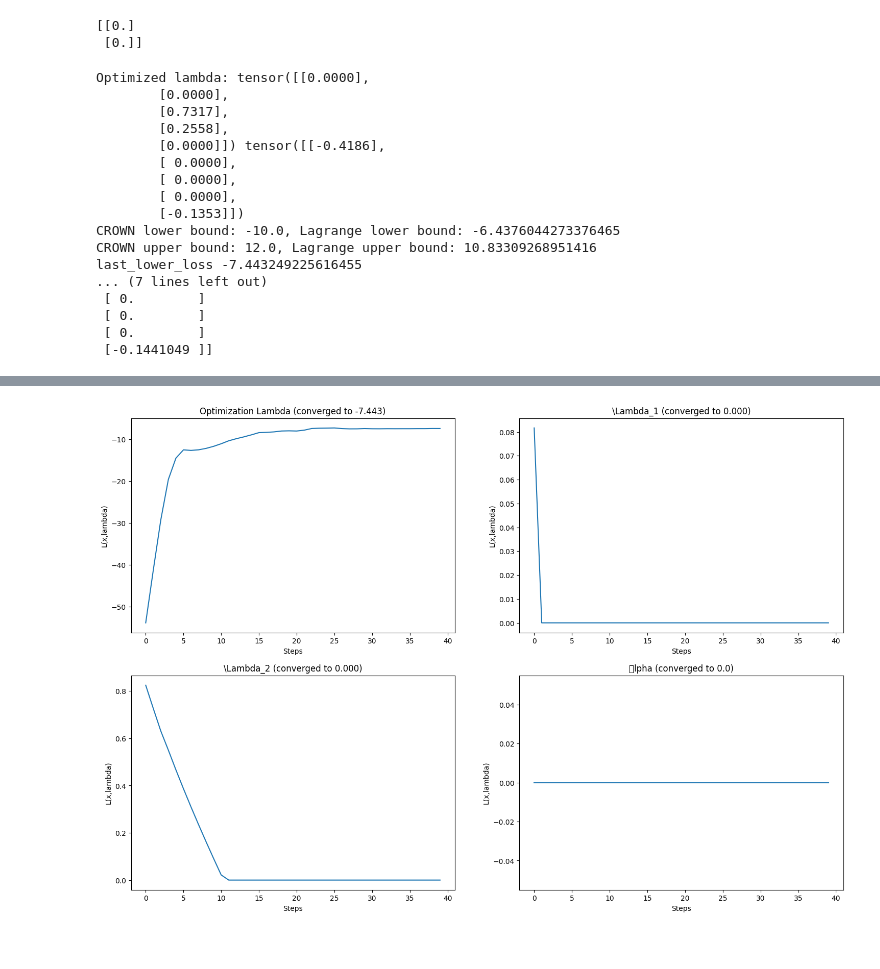
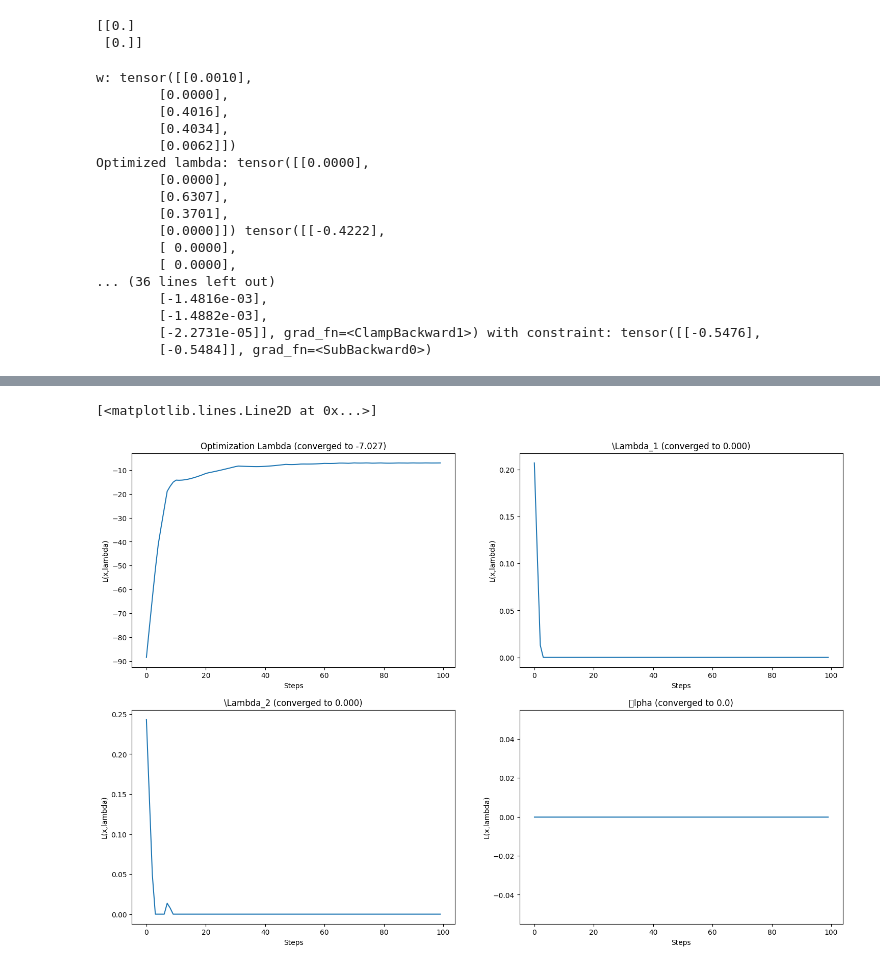
Before and after one commit to jorgejc2/CROWN-Tutorial, a Jupyter notebook: LagrangeMultiplier.ipynb, the cells around one changed output, grey strips where cells are left out. Cells and saved outputs as stored; diff of their text form; code cells hidden in the pictures.

Commit message:
bounds are now slightly tigher but need to analyze more comprehensively

```diff
--- a/LagrangeMultiplier.ipynb
+++ b/LagrangeMultiplier.ipynb
@@ -1093,14 +1093,20 @@ def constraint(v, G, c):
     return -G.T @ v - c
 
 def project_onto_lambda(v, G, c, d):
-    # print(constraint(np.linalg.lstsq(-G.detach().clone().numpy().T, c.detach().clone().numpy())[0], G, c))
+    w = torch.from_numpy(np.linalg.lstsq(-G.detach().clone().numpy().T, c.detach().clone().numpy())[0].reshape(-1,1))
+    min_w_entry = torch.min(w)
+    if min_w_entry < 0:
+        w = w - min_w_entry
+    print(f"w: {w}")
+    # print(constraint(w, G, c))
+    projection = ((w.T@v)/(w.T@w))*w
 
     # using the formula x = z - A.T(AA.T)^-1(Az-b) to project v onto the set Ax=b
     # in this example, A = -G.T, b = c
-    if np.linalg.det(G.T@G) != 0:
-        projection = v + G @ torch.linalg.inv(G.T@G) @ (-G.T @ v - c)
-    else:
-        projection = v + G @ torch.linalg.pinv(G.T@G) @ (-G.T @ v - c)
+    # if np.linalg.det(G.T@G) != 0:
+    #     projection = v + G @ torch.linalg.inv(G.T@G) @ (-G.T @ v - c)
+    # else:
+    #     projection = v + G @ torch.linalg.pinv(G.T@G) @ (-G.T @ v - c)
 
     return projection
 
@@ -1127,13 +1133,11 @@ upper_d = torch.tensor([[120/22]]).float()
 G = torch.tensor([[-2/9, 1],[-6/5, 1], [-5/3, -1], [1/8, -1], [5, 1]]).float()
 h = torch.tensor([[46/9], [6], [25/3], [19/4], [26]]).float()
 
-project_onto_lambda(lambda_lower, G, lower_c,0)
-
 # print(f"Initial Lower Lambda: {lambda_lower.data}\nInitial Upper Lambda: {lambda_upper.data}\nInitial lower \alpha: {lower_c}\n Initial upper \alpha: {upper_c}")
 
 # Number of optimization steps
 lr = 0.1
-num_steps = 40
+num_steps = 100
 
 loss_graph = np.array([i for i in range(num_steps)])
 lambda_vals = np.array([i for i in range(num_steps)])
@@ -1190,9 +1194,14 @@ print("Optimized lambda:", lambda_lower_optimized, lambda_upper_optimized)
 print(f"CROWN lower bound: {obj_fn(lower_x, lower_d, torch.zeros(5,1).float(), G, h, lower_c).squeeze()}, Lagrange lower bound: {obj_fn(lower_x, lower_d, lambda_lower, G, h, lower_c).squeeze()}")
 print(f"CROWN upper bound: {obj_fn(upper_x, upper_d, torch.zeros(5,1).float(), G, h, upper_c).squeeze()}, Lagrange upper bound: {obj_fn(upper_x, upper_d, lambda_upper, G, h, upper_c).squeeze()}")
 
-print(f"last_lower_loss {last_lower_loss}\nlast_upper_loss{last_upper_loss}\nlast_lower_lambda{last_lower_lambda}\nlast_upper_lambda{last_upper_lambda}")
+print(f"last_lower_loss {last_lower_loss}\nlast_upper_loss{last_upper_loss}\nlast_lower_lambda{last_lower_lambda}\nlast_upper_lambda{last_upper_lambda}\nlower bound penalth{get_penalty(lambda_lower, G, lower_c, lb=True, scale=1)}\nupper bound penalty{get_penalty(lambda_upper, G, upper_c, lb=False, scale=1)}")
 assert last_lower_loss <= -7, f"Last lower loss was {last_lower_loss}"
 assert -1*last_upper_loss >= 1.090909091e+01, f"Last upper loss was {last_upper_loss}"
+
+p_lower_lambda = torch.clamp(project_onto_lambda(lambda_lower, G, lower_c, 0), min=0.0)
+p_upper_lambda = torch.clamp(project_onto_lambda(lambda_upper, G, upper_c, 0), max=0.0)
+print(f"Last projection of lower bound: {p_lower_lambda} with constraint: {constraint(p_lower_lambda, G, lower_c)}")
+print(f"Last projection of upper bound: {p_upper_lambda} with constraint: {constraint(p_upper_lambda, G, upper_c)}")
 
 fig = plt.figure(figsize=(18,12))
 plt.subplot(2,2,1)
@@ -1219,20 +1228,20 @@ plt.xlabel("Steps")
 plt.ylabel("L(x,lambda)")
 plt.plot(loss_graph[0,:], lambda_vals[3,:])
 # %% [output]
+w: tensor([[0.0010],
+        [0.0000],
+        [0.4016],
+        [0.4034],
+        [0.0062]])
 Optimized lambda: tensor([[0.0000],
         [0.0000],
-        [0.7317],
-        [0.2558],
-        [0.0000]]) tensor([[-0.4186],
+        [0.6307],
+        [0.3701],
+        [0.0000]]) tensor([[-0.4222],
         [ 0.0000],
         [ 0.0000],
-        [ 0.0000],
-        [-0.1353]])
-CROWN lower bound: -10.0, Lagrange lower bound: -6.4376044273376465
-CROWN upper bound: 12.0, Lagrange upper bound: 10.83309268951416
-last_lower_loss -7.443249225616455
-... (7 lines left out)
- [ 0.        ]
- [ 0.        ]
- [ 0.        ]
- [-0.1441049 ]]
+... (36 lines left out)
+        [-1.4816e-03],
+        [-1.4882e-03],
+        [-2.2731e-05]], grad_fn=<ClampBackward1>) with constraint: tensor([[-0.5476],
+        [-0.5484]], grad_fn=<SubBackward0>)
@@ -1240 +1250,2 @@ last_lower_loss -7.443249225616455
+[<matplotlib.lines.Line2D at 0x...>]
-[figure, old version]
+[figure, new version]
```
Also changed, not shown: parts of 3 cells of this notebook.
